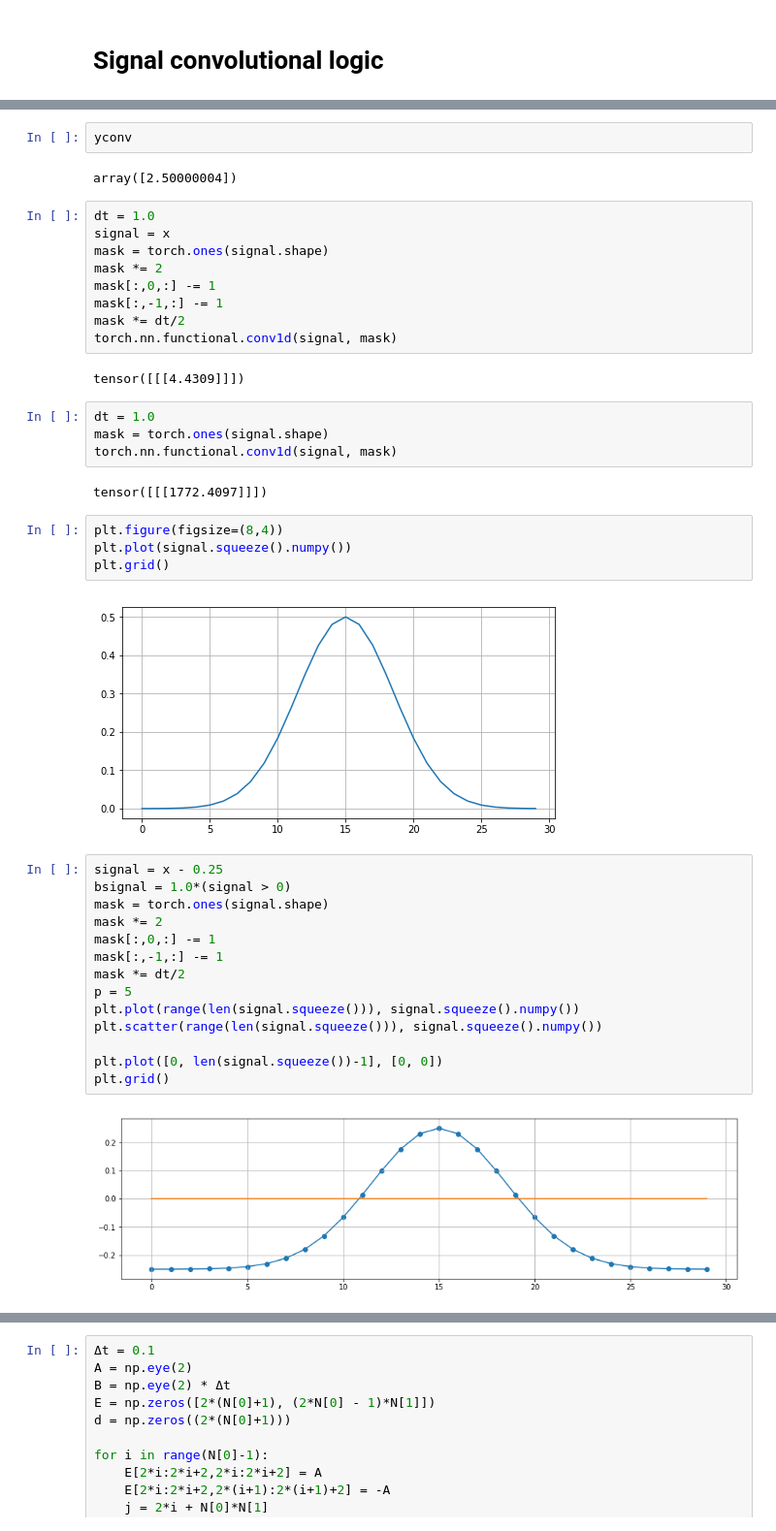
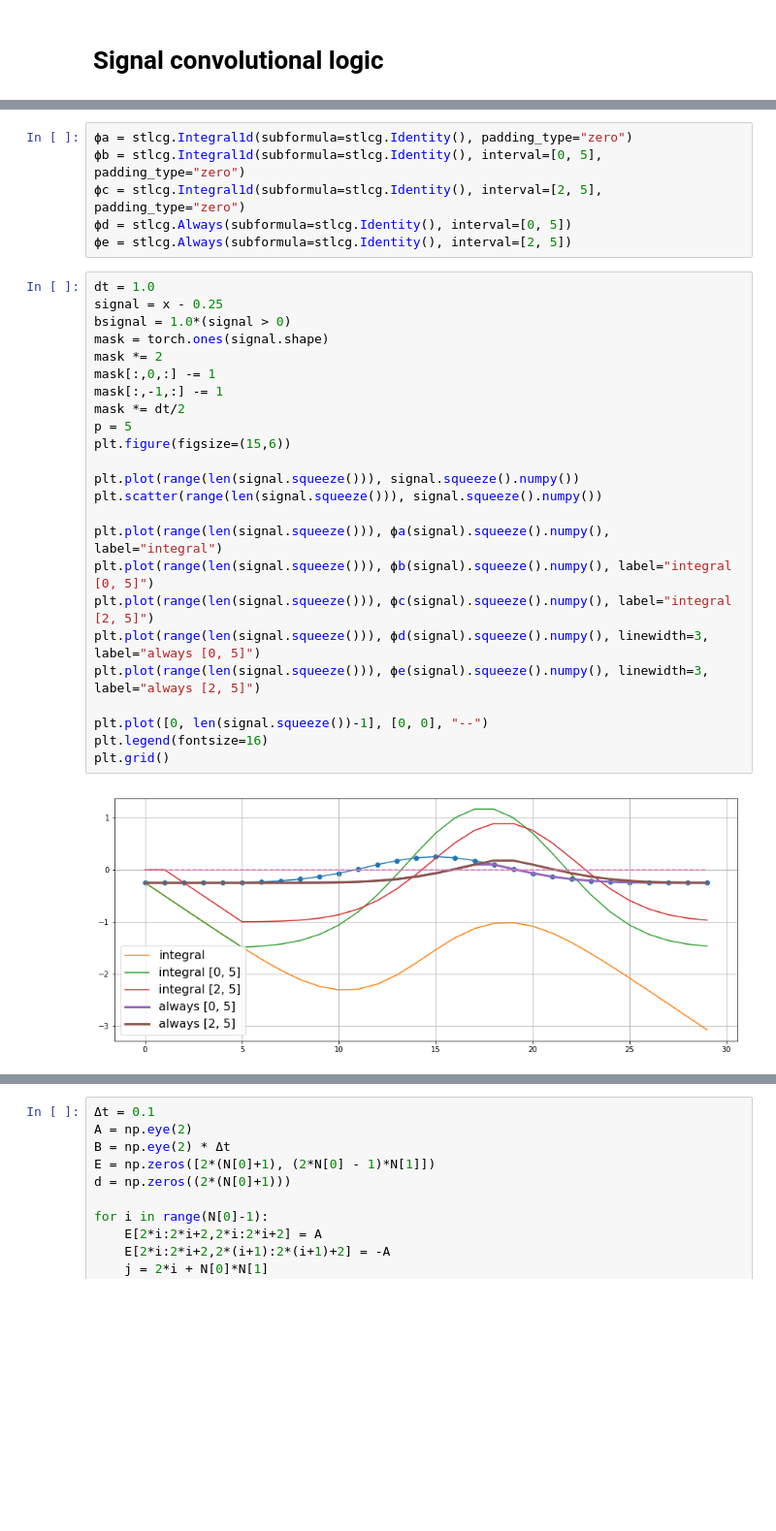
Before and after one commit to karenl7/stlcg-asl, a Jupyter notebook: scratch.ipynb, the cells around one changed output, grey strips where cells are left out. Shown: that part at 97% size. Cells and saved outputs as stored; diff of their text form; blank space fills up the shorter version.

```diff
--- a/scratch.ipynb
+++ b/scratch.ipynb
@@ -82,43 +27,32 @@ plt.grid()
-# %%
-yconv
-# %% [output]
-array([2.50000004])
-# %%
-dt = 1.0
-signal = x
-mask = torch.ones(signal.shape)
-mask *= 2
-mask[:,0,:] -= 1
-mask[:,-1,:] -= 1
-mask *= dt/2
-torch.nn.functional.conv1d(signal, mask)
-# %% [output]
-tensor([[[4.4309]]])
-# %%
-dt = 1.0
-mask = torch.ones(signal.shape)
-torch.nn.functional.conv1d(signal, mask)
-# %% [output]
-tensor([[[1772.4097]]])
-# %%
-plt.figure(figsize=(8,4))
-plt.plot(signal.squeeze().numpy())
-plt.grid()
-# %% [output]
-[figure, removed]
+# %%
+ϕa = stlcg.Integral1d(subformula=stlcg.Identity(), padding_type="zero")
+ϕb = stlcg.Integral1d(subformula=stlcg.Identity(), interval=[0, 5], padding_type="zero")
+ϕc = stlcg.Integral1d(subformula=stlcg.Identity(), interval=[2, 5], padding_type="zero")
+ϕd = stlcg.Always(subformula=stlcg.Identity(), interval=[0, 5])
+ϕe = stlcg.Always(subformula=stlcg.Identity(), interval=[2, 5])
 # %%
+dt = 1.0
 signal = x - 0.25
 bsignal = 1.0*(signal > 0)
 mask = torch.ones(signal.shape)
 mask *= 2
 mask[:,0,:] -= 1
 mask[:,-1,:] -= 1
 mask *= dt/2
 p = 5
+plt.figure(figsize=(15,6))
+
 plt.plot(range(len(signal.squeeze())), signal.squeeze().numpy())
 plt.scatter(range(len(signal.squeeze())), signal.squeeze().numpy())
 
-plt.plot([0, len(signal.squeeze())-1], [0, 0])
+plt.plot(range(len(signal.squeeze())), ϕa(signal).squeeze().numpy(), label="integral")
+plt.plot(range(len(signal.squeeze())), ϕb(signal).squeeze().numpy(), label="integral [0, 5]")
+plt.plot(range(len(signal.squeeze())), ϕc(signal).squeeze().numpy(), label="integral [2, 5]")
+plt.plot(range(len(signal.squeeze())), ϕd(signal).squeeze().numpy(), linewidth=3, label="always [0, 5]")
+plt.plot(range(len(signal.squeeze())), ϕe(signal).squeeze().numpy(), linewidth=3, label="always [2, 5]")
+
+plt.plot([0, len(signal.squeeze())-1], [0, 0], "--")
+plt.legend(fontsize=16)
 plt.grid()
 # %% [output]
-[figure, old version]
+[figure, new version]
```
Also changed, not shown: parts of 29 cells of this notebook, 1 other file.
